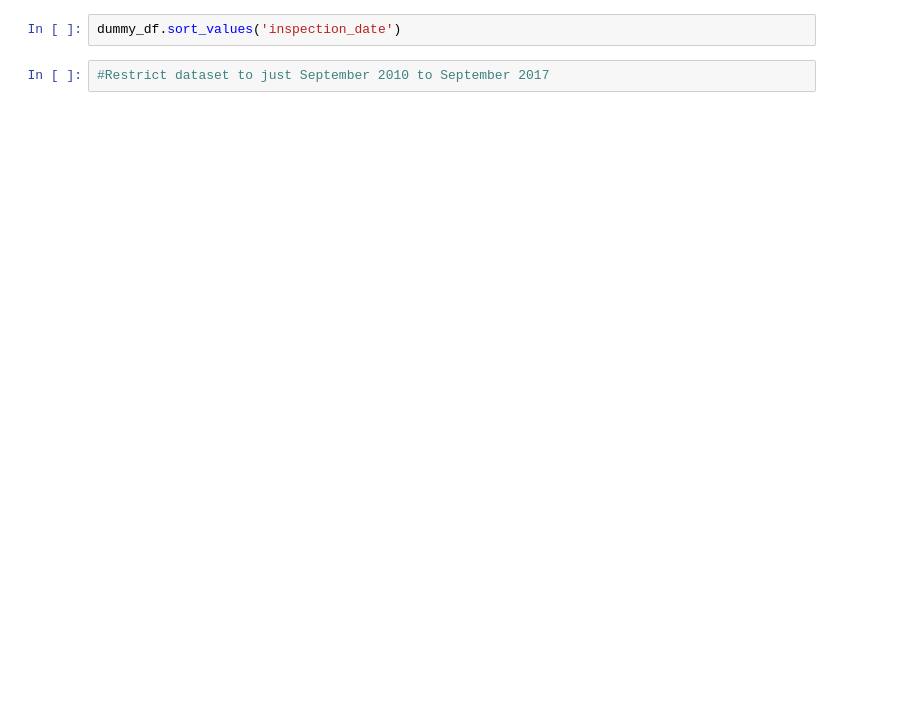
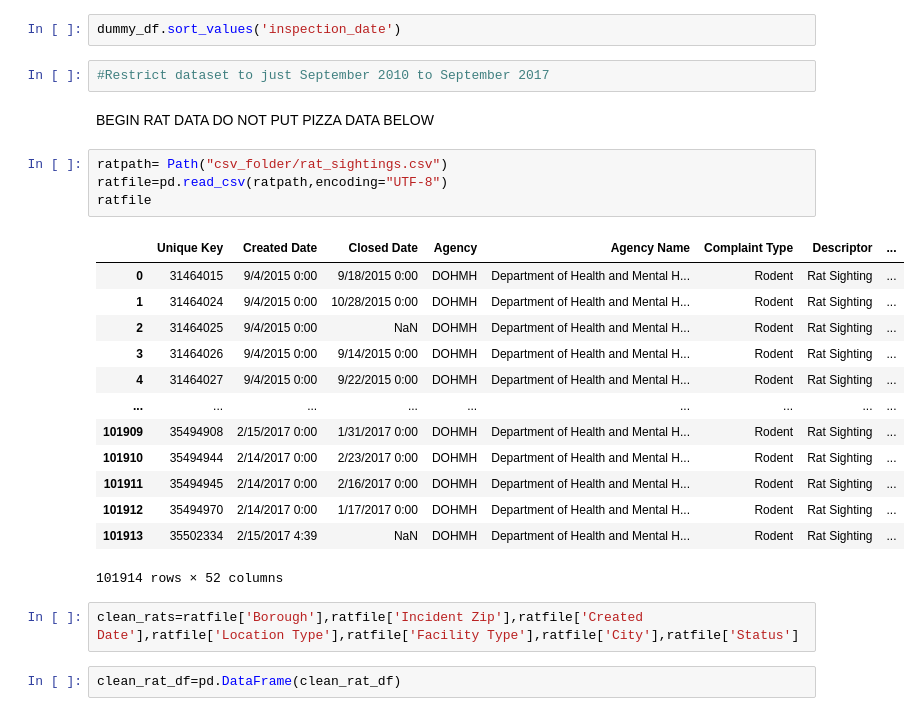
Before and after one commit to troyflood94/pizza_rats, a Jupyter notebook: pizza_rats.ipynb, the cells around one changed output. Saved outputs shown, nothing was run; the diff lists cells and outputs as text; blank space fills up the shorter version.

```diff
--- a/pizza_rats.ipynb
+++ b/pizza_rats.ipynb
@@ -115,3 +65,27 @@ query_df
 dummy_df.sort_values('inspection_date')
 # %%
 #Restrict dataset to just September 2010 to September 2017
+# %% [markdown]
+BEGIN RAT DATA DO NOT PUT PIZZA DATA BELOW
+# %%
+ratpath= Path("csv_folder/rat_sightings.csv")
+ratfile=pd.read_csv(ratpath,encoding="UTF-8")
+ratfile
+# %% [output]
+|  | Unique Key | Created Date | Closed Date | Agency | Agency Name | Complaint Type | Descriptor | ... |
+| 0 | 31464015 | 9/4/2015 0:00 | 9/18/2015 0:00 | DOHMH | Department of Health and Mental H... | Rodent | Rat Sighting | ... |
+| 1 | 31464024 | 9/4/2015 0:00 | 10/28/2015 0:00 | DOHMH | Department of Health and Mental H... | Rodent | Rat Sighting | ... |
+| 2 | 31464025 | 9/4/2015 0:00 | NaN | DOHMH | Department of Health and Mental H... | Rodent | Rat Sighting | ... |
+| 3 | 31464026 | 9/4/2015 0:00 | 9/14/2015 0:00 | DOHMH | Department of Health and Mental H... | Rodent | Rat Sighting | ... |
+| 4 | 31464027 | 9/4/2015 0:00 | 9/22/2015 0:00 | DOHMH | Department of Health and Mental H... | Rodent | Rat Sighting | ... |
+| ... | ... | ... | ... | ... | ... | ... | ... | ... |
+| 101909 | 35494908 | 2/15/2017 0:00 | 1/31/2017 0:00 | DOHMH | Department of Health and Mental H... | Rodent | Rat Sighting | ... |
+| 101910 | 35494944 | 2/14/2017 0:00 | 2/23/2017 0:00 | DOHMH | Department of Health and Mental H... | Rodent | Rat Sighting | ... |
+| 101911 | 35494945 | 2/14/2017 0:00 | 2/16/2017 0:00 | DOHMH | Department of Health and Mental H... | Rodent | Rat Sighting | ... |
+| 101912 | 35494970 | 2/14/2017 0:00 | 1/17/2017 0:00 | DOHMH | Department of Health and Mental H... | Rodent | Rat Sighting | ... |
+| 101913 | 35502334 | 2/15/2017 4:39 | NaN | DOHMH | Department of Health and Mental H... | Rodent | Rat Sighting | ... |
+101914 rows × 52 columns
+# %%
+clean_rats=ratfile['Borough'],ratfile['Incident Zip'],ratfile['Created Date'],ratfile['Location Type'],ratfile['Facility Type'],ratfile['City'],ratfile['Status']
+# %%
+clean_rat_df=pd.DataFrame(clean_rat_df)
```
Also changed, not shown: parts of 13 cells of this notebook, 2 other files.
